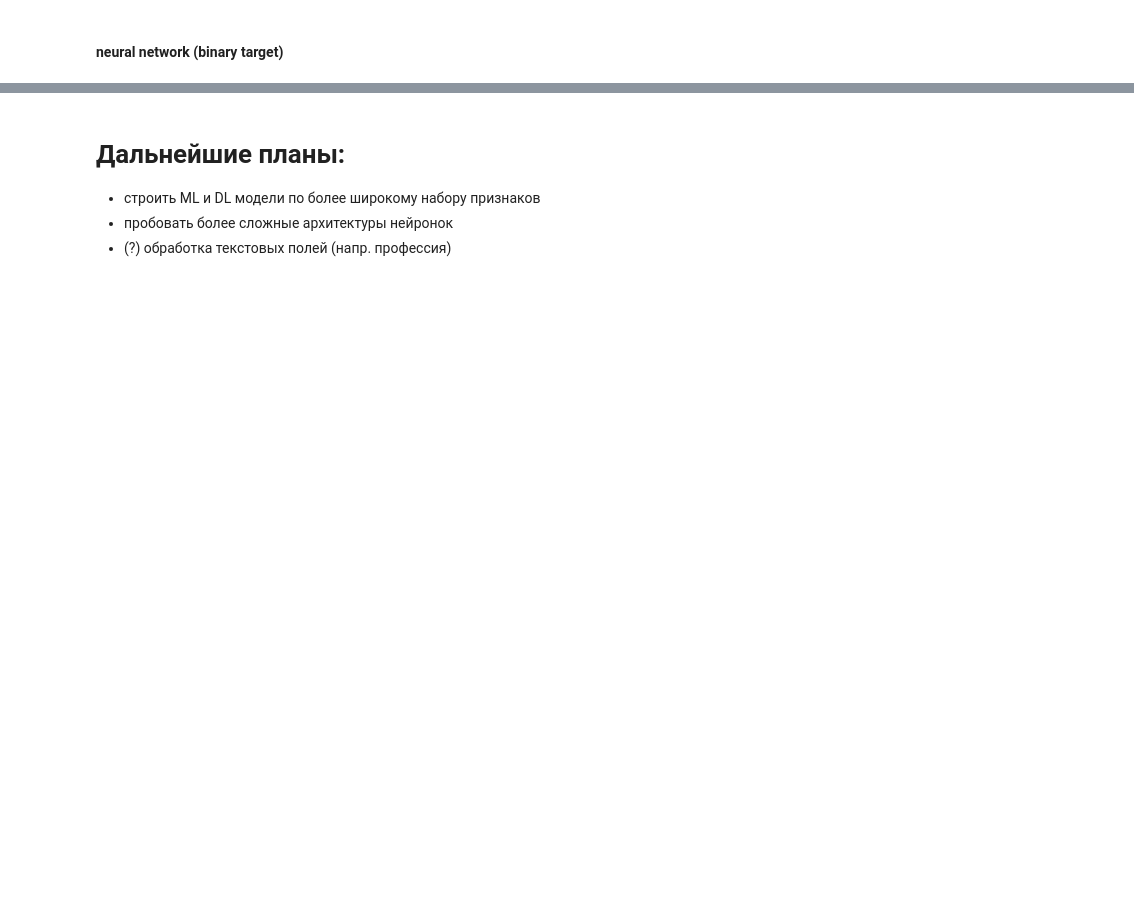
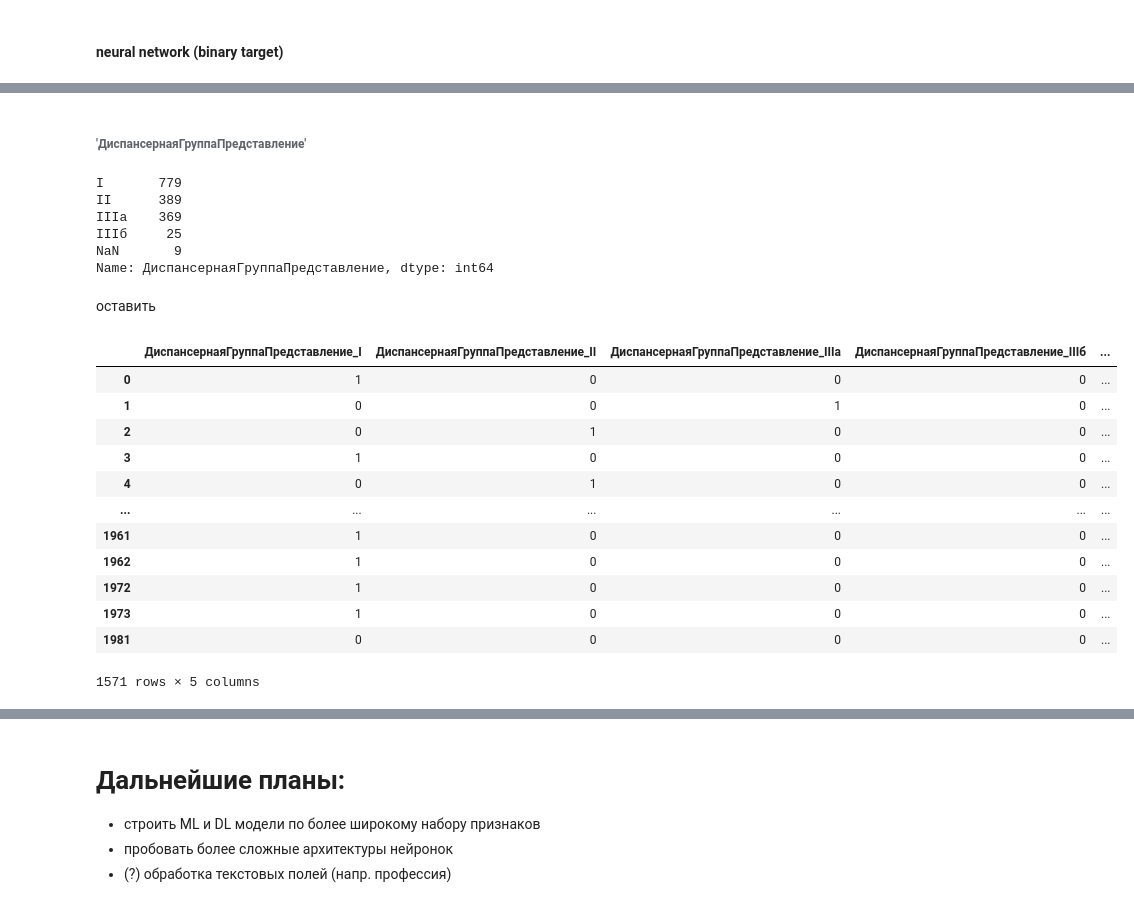
Before and after one commit to Untick/InspectrumClinic_RecSys, a Jupyter notebook: ArielChernyy/Inspectrum_clinic_new_dataset.ipynb, the cells around one changed output, grey strips where cells are left out. Saved outputs shown, nothing was run; the diff lists cells and outputs as text; code cells hidden in the pictures; blank space fills up the shorter version.

```diff
--- a/ArielChernyy/Inspectrum_clinic_new_dataset.ipynb
+++ b/ArielChernyy/Inspectrum_clinic_new_dataset.ipynb
@@ -1898,0 +2128,30 @@ array([0.89206349, 0.91401274, 0.91082803, 0.91401274, 0.88535032,
+# %% [markdown]
+###### 'ДиспансернаяГруппаПредставление'
+# %%
+data['ДиспансернаяГруппаПредставление'].value_counts(dropna=False)
+# %% [output]
+I       779
+II      389
+IIIа    369
+IIIб     25
+NaN       9
+Name: ДиспансернаяГруппаПредставление, dtype: int64
+# %% [markdown]
+оставить
+# %%
+aux = pd.get_dummies(data['ДиспансернаяГруппаПредставление'], prefix='ДиспансернаяГруппаПредставление', dummy_na=True)
+aux
+# %% [output]
+|  | ДиспансернаяГруппаПредставление_I | ДиспансернаяГруппаПредставление_II | ДиспансернаяГруппаПредставление_IIIа | ДиспансернаяГруппаПредставление_IIIб | ... |
+| 0 | 1 | 0 | 0 | 0 | ... |
+| 1 | 0 | 0 | 1 | 0 | ... |
+| 2 | 0 | 1 | 0 | 0 | ... |
+| 3 | 1 | 0 | 0 | 0 | ... |
+| 4 | 0 | 1 | 0 | 0 | ... |
+| ... | ... | ... | ... | ... | ... |
+| 1961 | 1 | 0 | 0 | 0 | ... |
+| 1962 | 1 | 0 | 0 | 0 | ... |
+| 1972 | 1 | 0 | 0 | 0 | ... |
+| 1973 | 1 | 0 | 0 | 0 | ... |
+| 1981 | 0 | 0 | 0 | 0 | ... |
+1571 rows × 5 columns
```
Also changed, not shown: parts of 261 cells of this notebook.
